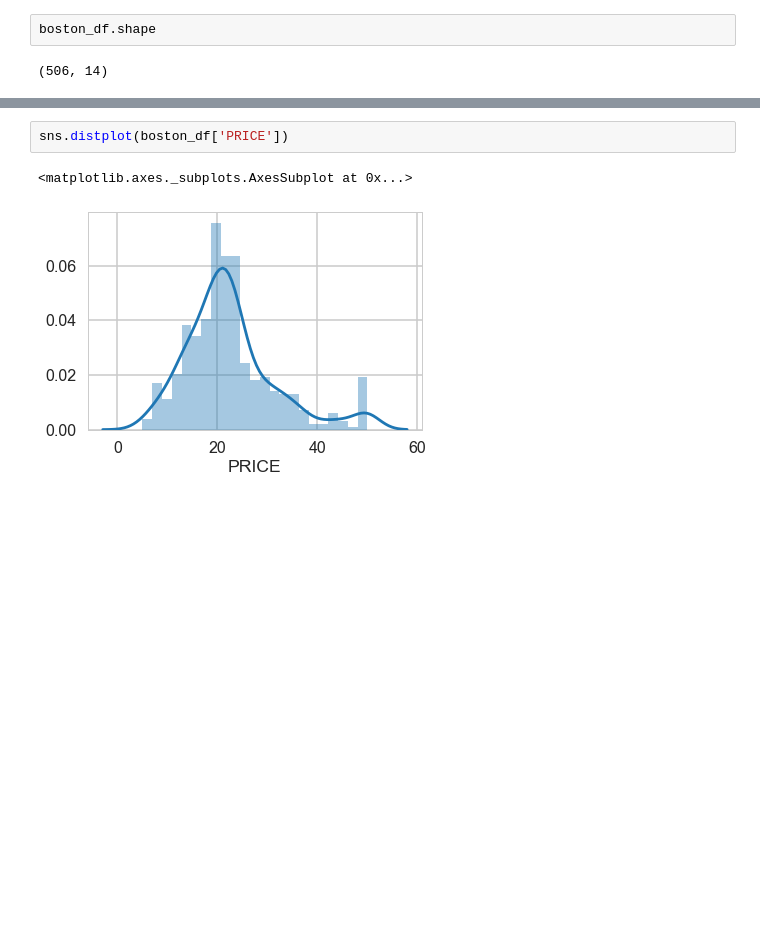
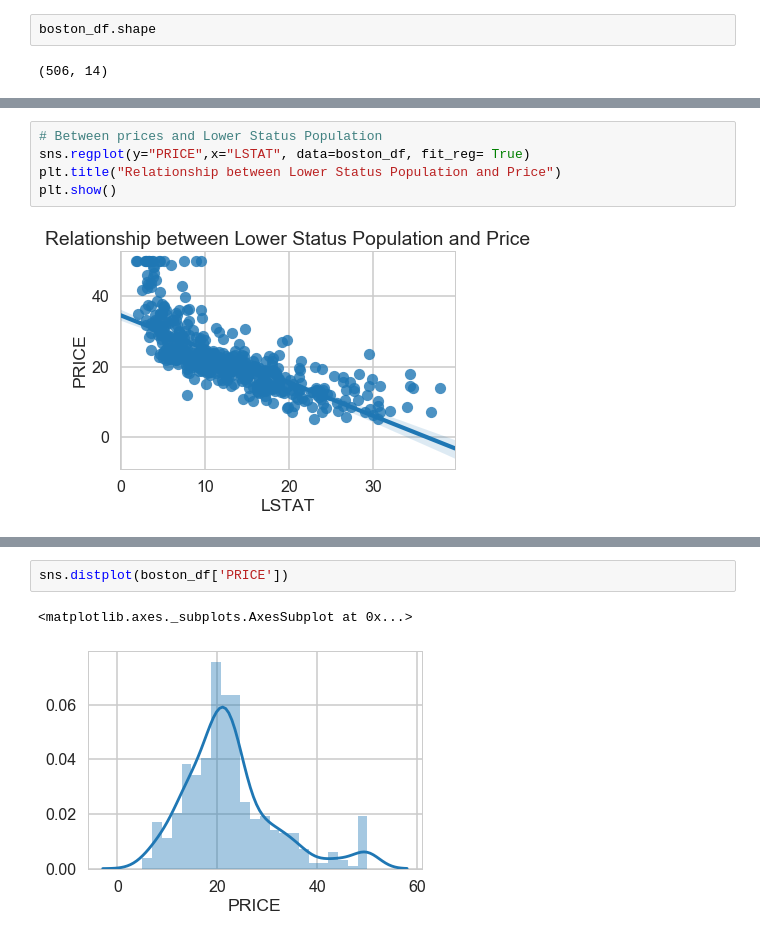
Before and after one commit to saheelahmed2/Boston-Housing-EDA, a Jupyter notebook: Boston Housing.ipynb, the cells around one changed output, grey strips where cells are left out. Cells and saved outputs as stored; diff of their text form; blank space fills up the shorter version.

```diff
--- a/Boston Housing.ipynb
+++ b/Boston Housing.ipynb
@@ -72,0 +135,7 @@ boston_df.shape
+# %%
+# Between prices and Lower Status Population
+sns.regplot(y="PRICE",x="LSTAT", data=boston_df, fit_reg= True)
+plt.title("Relationship between Lower Status Population and Price")
+plt.show()
+# %% [output]
+[figure, added]
```
Also changed, not shown: parts of 26 cells of this notebook.
